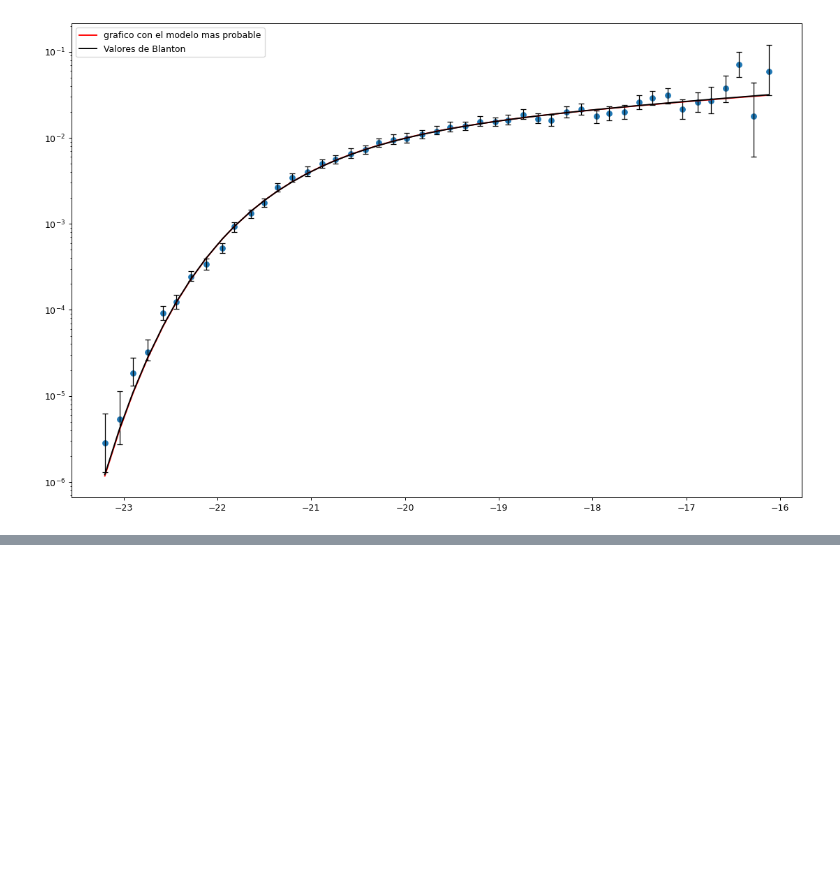
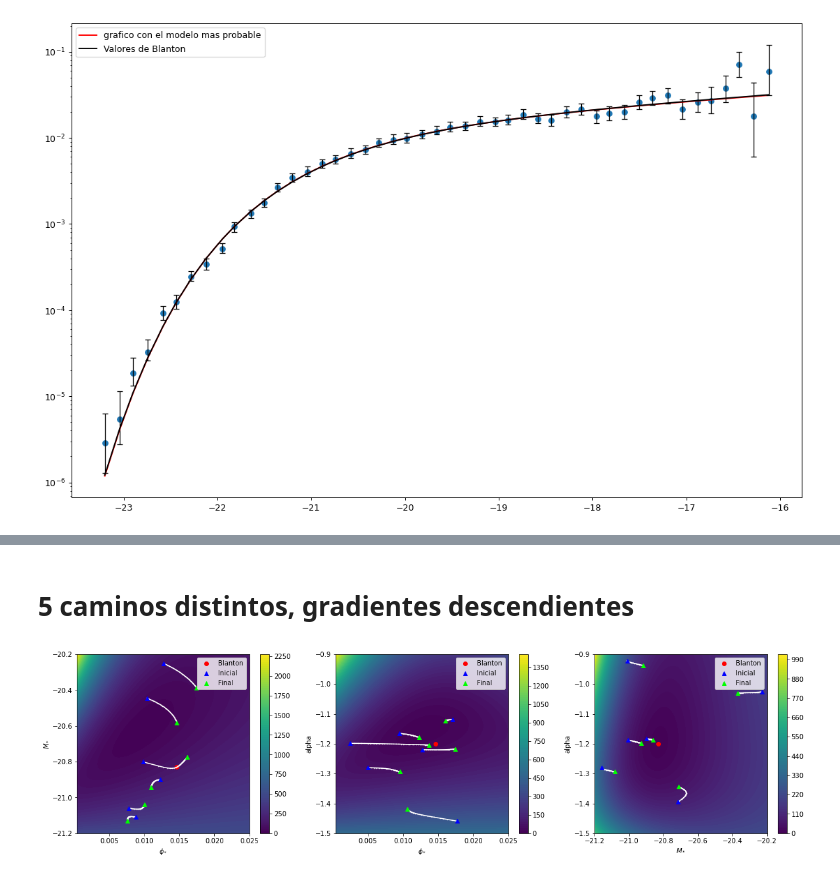
Before and after one commit to patricio-c/guia-4, a Jupyter notebook: Guia4.ipynb, the cells around one changed output, grey strips where cells are left out. Cells and saved outputs as stored; diff of their text form; code cells hidden in the pictures; blank space fills up the shorter version.

```diff
--- a/Guia4.ipynb
+++ b/Guia4.ipynb
@@ -386,0 +505,66 @@ integer, CHI, Phii, Alpp, Mestt = GraDesc(puntos['x'],puntos['y'],2000,[0.001,0.
+# %% [markdown]
+# 5 caminos distintos, gradientes descendientes
+# %%
+plt.figure(figsize=(20,5))
+p=[];a=[];m=[]
+
+plt.subplot(1,3,1)
+plt.contourf(_Phi,_Mest,_M1,100)
+plt.colorbar()
+plt.plot(0.0146, -20.83, 'o', color='red', label='Blanton')
+plt.plot(par[0], par[2], marker='.',markersize=1, color='white')
+plt.plot(par[0][0], par[2][0], '^', color='blue', label='Inicial')
+plt.plot(par[0][-1], par[2][-1], '^', color='lime', label='Final')
+for par in range(5):
+    par=GraDesc(puntos['x'],puntos['y'],N=50,eta=[(10**-8),(10**-6),(10**-5)])
+    plt.plot(par[0], par[2], marker='.',markersize=1, color='white')
+    plt.plot(par[0][0], par[2][0], '^', color='blue')
+    plt.plot(par[0][-1], par[2][-1], '^', color='lime')
+plt.legend()
+plt.xlim(0.0004,0.025)
+plt.ylim(-21.2,-20.2)
+plt.xlabel('$\phi_*$')
+plt.ylabel('$M_*$')
+
+plt.subplot(1,3,2)
+plt.contourf(_Phi,_Alp,_M2,100)
+plt.colorbar()
+plt.plot(0.0146, -1.2, 'o', color='red', label='Blanton')
+plt.plot(par[0], par[1], marker='.',markersize=1, color='white')
+plt.plot(par[0][0], par[1][0], '^', color='blue', label='Inicial')
+plt.plot(par[0][-1], par[1][-1], '^', color='lime', label='Final')
+for par in range(5):
+    par=GraDesc(puntos['x'],puntos['y'],N=50,eta=[(10**-8),(10**-6),(10**-5)])
+    plt.plot(par[0], par[1], marker='.',markersize=1, color='white')
+    plt.plot(par[0][0], par[1][0], '^', color='blue')
+    plt.plot(par[0][-1], par[1][-1], '^', color='lime')
+    p.append(par[0][-1])
+    a.append(par[1][-1])
+    m.append(par[2][-1])
+plt.legend()
+plt.xlim(0.0004,0.025)
+plt.ylim(-1.5,-0.9)
+plt.xlabel('$\phi_*$')
+plt.ylabel('alpha')
+
+plt.subplot(1,3,3)
+plt.contourf(_Mest,_Alp,_M3,100)
+plt.colorbar()
+plt.plot(-20.83, -1.2, 'o', color='red', label='Blanton')
+plt.plot(par[2], par[1], marker='.',markersize=1, color='white')
+plt.plot(par[2][0], par[1][0], '^', color='blue', label='Inicial')
+plt.plot(par[2][-1], par[1][-1], '^', color='lime', label='Final')
+for par in range(5):
+    par=GraDesc(puntos['x'],puntos['y'],N=50,eta=[(10**-8),(10**-6),(10**-5)])
+    plt.plot(par[2], par[1], marker='.',markersize=1, color='white')
+    plt.plot(par[2][0], par[1][0], '^', color='blue')
+    plt.plot(par[2][-1], par[1][-1], '^', color='lime')
+plt.legend()
+plt.xlim(-21.2,-20.2)
+plt.ylim(-1.5,-0.9)
+plt.xlabel('$M_*$')
+plt.ylabel('alpha')
+
+plt.show()
+# %% [output]
+[figure, added]
```
Also changed, not shown: parts of 23 cells of this notebook.
